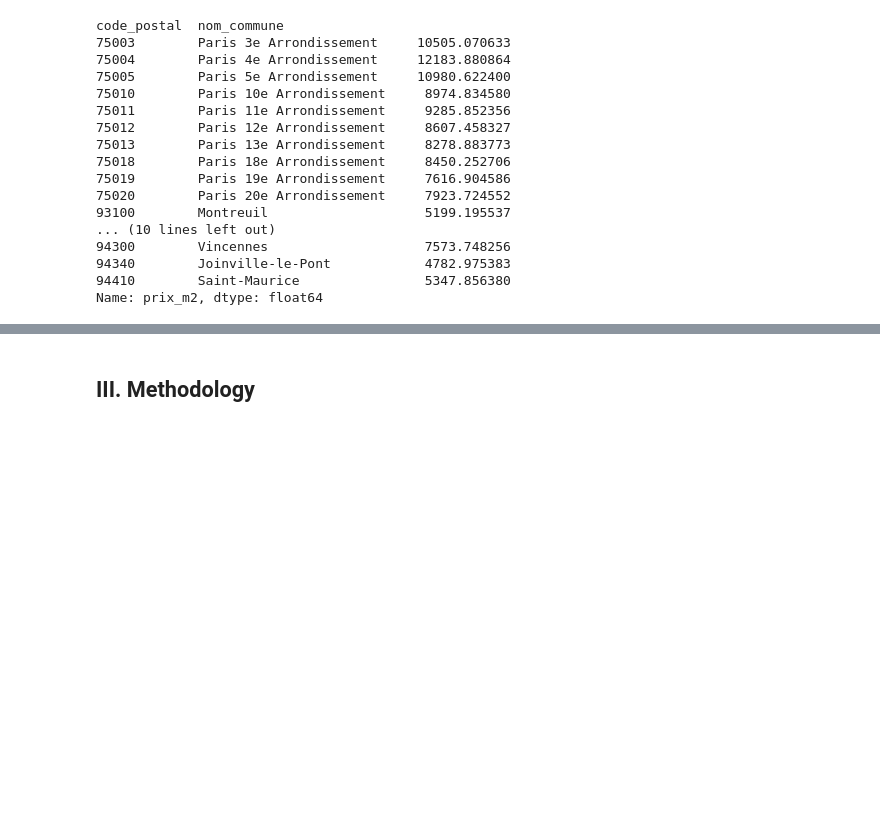
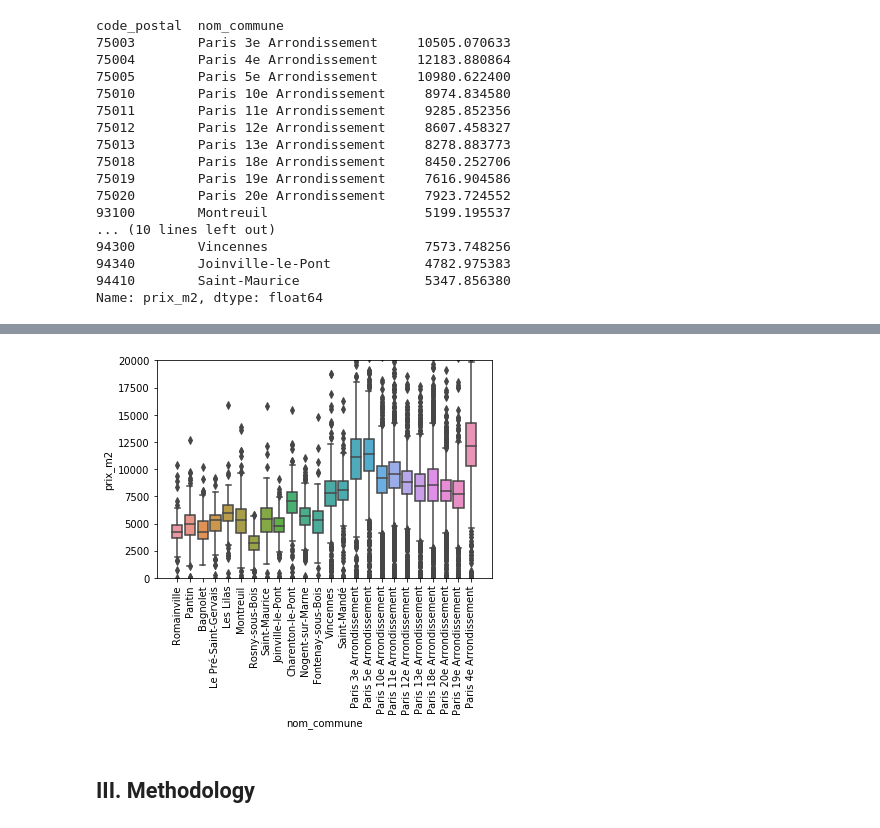
Before and after one commit to paulpreda/coursera_capstone, a Jupyter notebook: Paris - City of Light.ipynb, the cells around one changed output, grey strips where cells are left out. Drawn from its saved outputs; the diff is of its cells as text; code cells hidden in the pictures; blank space fills up the shorter version.

```diff
--- a/Paris - City of Light.ipynb
+++ b/Paris - City of Light.ipynb
@@ -431,3 +459,10 @@ Name: prix_m2, dtype: float64
+# %%
+sns.boxplot(x="nom_commune", y="prix_m2", data=df4)
+plt.ylim(0, 20000)
+plt.xticks(rotation=90)
+plt.autoscale(enable=True, axis='x')
+# %% [output]
+[figure, added]
 # %% [markdown]
 ## III. Methodology <a name="methodology"></a>
 # %% [markdown]
```
Also changed, not shown: parts of 3 cells of this notebook.
